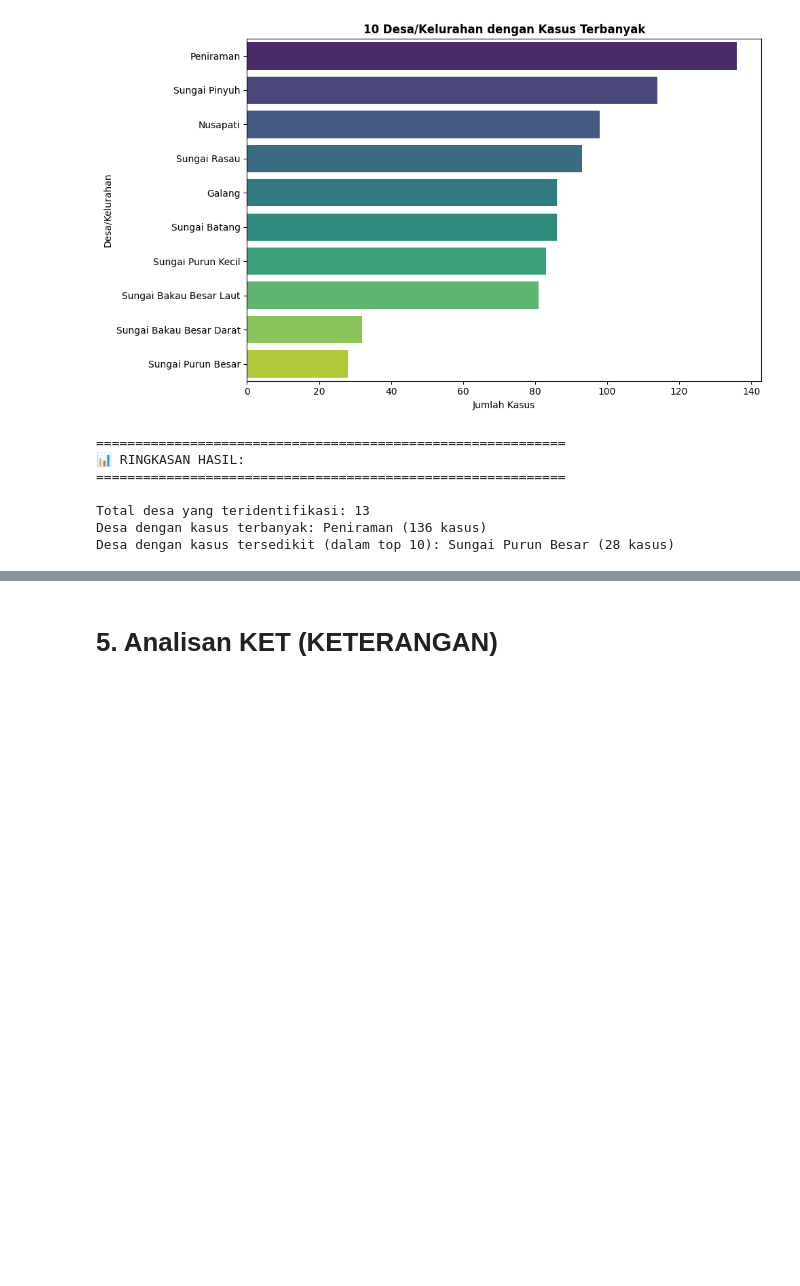
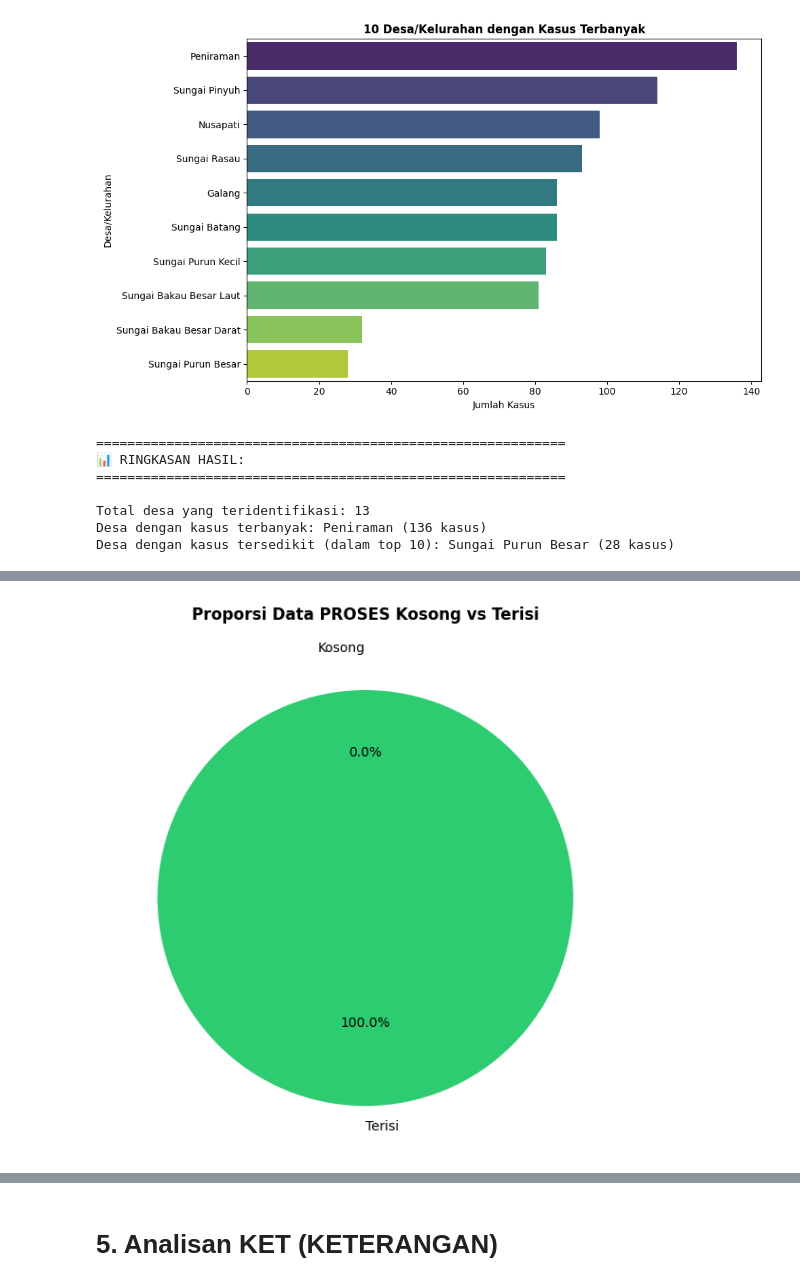
Before and after one commit to Arfandiii/Criminal_Case_Classification, a Jupyter notebook: 03_data_preparation/data_preparation.ipynb, the cells around one changed output, grey strips where cells are left out. Saved outputs shown, nothing was run; the diff lists cells and outputs as text; code cells hidden in the pictures; blank space fills up the shorter version.

```diff
--- a/03_data_preparation/data_preparation.ipynb
+++ b/03_data_preparation/data_preparation.ipynb
@@ -710,3 +711,21 @@ print(f"Desa dengan kasus tersedikit (dalam top 10): {desa_top10.index[-1]} ({de
 Total desa yang teridentifikasi: 13
 Desa dengan kasus terbanyak: Peniraman (136 kasus)
 Desa dengan kasus tersedikit (dalam top 10): Sungai Purun Besar (28 kasus)
+# %%
+print("="*70)
+print("INSPEKSI AWAL KOLOM PROSES")
+print("="*70)
+
+# ============================================
+# 1. CEK DATA KOSONG
+# ============================================
+print("\n📊 1. CEK DATA KOSONG:")
+print("-" * 50)
+null_count = df['PROSES'].isna().sum()
+empty_count = (df['PROSES'] == '').sum()
+total_empty = null_count + empty_count
+
+print(f"  - Null (NaN): {null_count} baris")
+print(f"  - Empty string: {empty_count} baris")
+print(f"  - Total kosong: {total_empty} baris")
+print(f"  - Total terisi: {len(df) - total_empty} baris")
@@ -712,0 +743,13 @@ Desa dengan kasus tersedikit (dalam top 10): Sungai Purun Besar (28 kasus)
+# %%
+# CHART 1: Pie Chart Data Kosong vs Terisi
+plt.figure(figsize=(6, 6))
+labels = ['Terisi', 'Kosong']
+sizes = [len(df) - total_empty, total_empty]
+colors = ['#2ecc71', '#e74c3c']
+explode = (0.05, 0.05)
+plt.pie(sizes, labels=labels, autopct='%1.1f%%', colors=colors, explode=explode, startangle=90)
+plt.title('Proporsi Data PROSES Kosong vs Terisi', fontsize=12, fontweight='bold')
+plt.tight_layout()
+plt.show()
+# %% [output]
+[figure, added]
```
Also changed, not shown: parts of 17 cells of this notebook, 8 other files.
